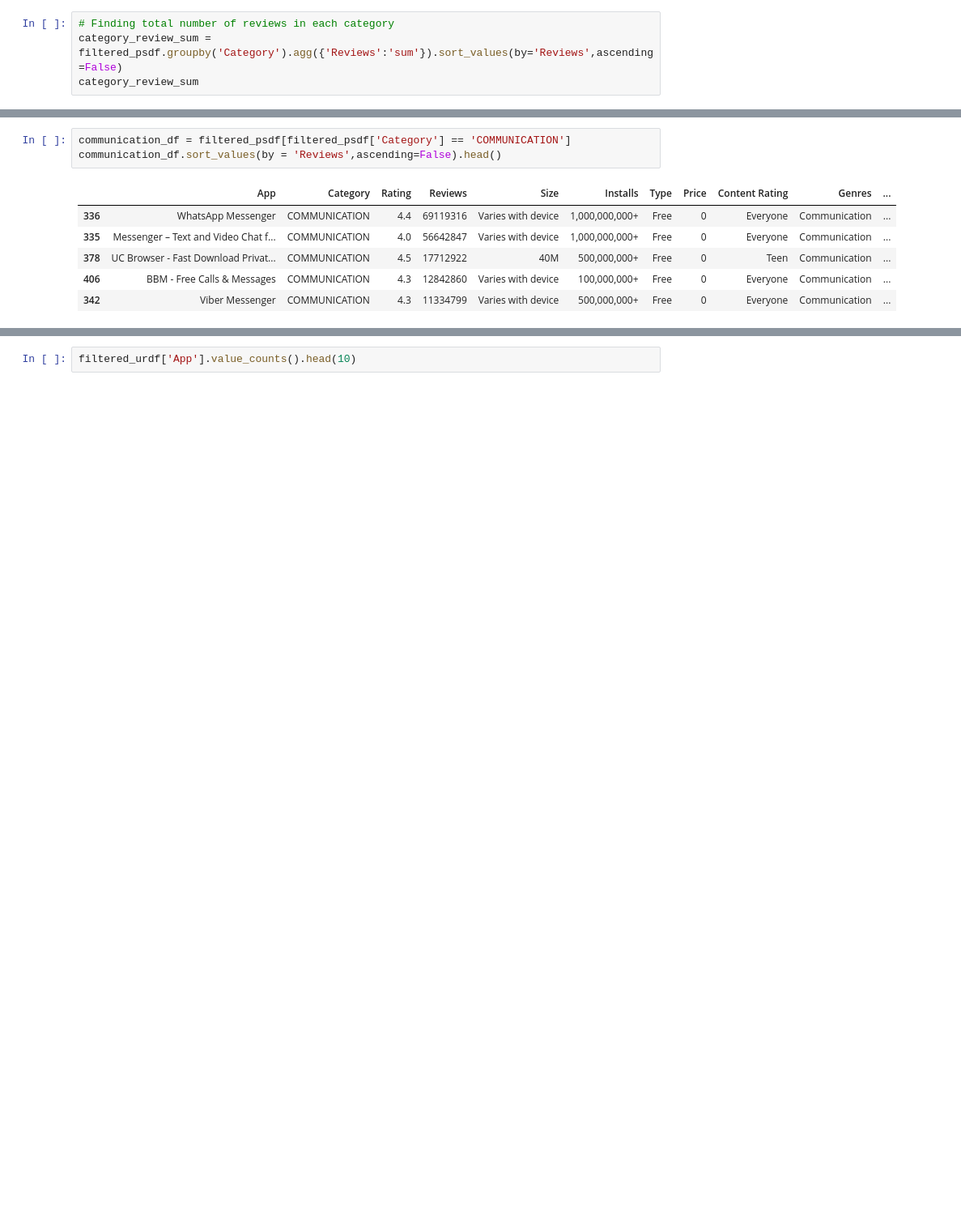
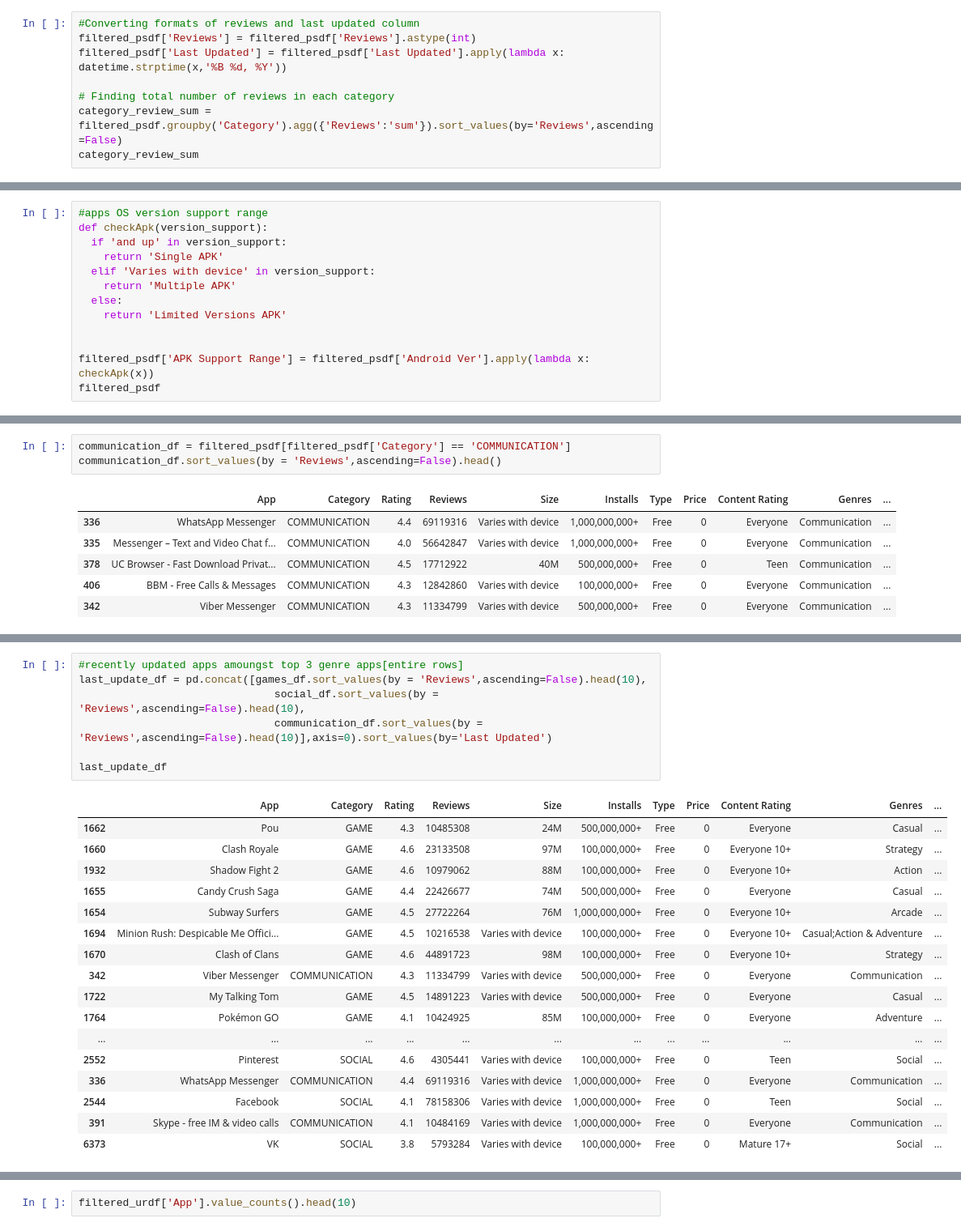
Before and after one commit to RayedShamim/Google-Play-Store-EDA-Rayed, a Jupyter notebook: Google_Play_Store_EDA_Submission.ipynb, the cells around one changed output, grey strips where cells are left out. Shown: that part at 81% size. Drawn from its saved outputs; the diff is of its cells as text; blank space fills up the shorter version.

Commit message:
Deep Diving into reviews

```diff
--- a/Google_Play_Store_EDA_Submission.ipynb
+++ b/Google_Play_Store_EDA_Submission.ipynb
@@ -413,4 +418,8 @@ Name: Category, dtype: int64
 # %%
+#Converting formats of reviews and last updated column
+filtered_psdf['Reviews'] = filtered_psdf['Reviews'].astype(int)
+filtered_psdf['Last Updated'] = filtered_psdf['Last Updated'].apply(lambda x: datetime.strptime(x,'%B %d, %Y'))
+
 # Finding total number of reviews in each category
 category_review_sum = filtered_psdf.groupby('Category').agg({'Reviews':'sum'}).sort_values(by='Reviews',ascending=False)
 category_review_sum
@@ -468,0 +476,13 @@ The top 3 categories with most number of reviews are SOCIAL, COMMUNICATION & GAM
+# %%
+#apps OS version support range
+def checkApk(version_support):
+  if 'and up' in version_support:
+    return 'Single APK'
+  elif 'Varies with device' in version_support:
+    return 'Multiple APK'
+  else:
+    return 'Limited Versions APK'
+
+
+filtered_psdf['APK Support Range'] = filtered_psdf['Android Ver'].apply(lambda x: checkApk(x))
+filtered_psdf
@@ -511 +552,26 @@ filtered_psdf['Minimum Android Ver'] = filtered_psdf['Android Ver'].apply(lambda
+# %%
+#recently updated apps amoungst top 3 genre apps[entire rows]
+last_update_df = pd.concat([games_df.sort_values(by = 'Reviews',ascending=False).head(10),
+                               social_df.sort_values(by = 'Reviews',ascending=False).head(10),
+                               communication_df.sort_values(by = 'Reviews',ascending=False).head(10)],axis=0).sort_values(by='Last Updated')
+
+last_update_df
+# %% [output]
+|  | App | Category | Rating | Reviews | Size | Installs | Type | Price | Content Rating | Genres | ... |
+| 1662 | Pou | GAME | 4.3 | 10485308 | 24M | 500,000,000+ | Free | 0 | Everyone | Casual | ... |
+| 1660 | Clash Royale | GAME | 4.6 | 23133508 | 97M | 100,000,000+ | Free | 0 | Everyone 10+ | Strategy | ... |
+| 1932 | Shadow Fight 2 | GAME | 4.6 | 10979062 | 88M | 100,000,000+ | Free | 0 | Everyone 10+ | Action | ... |
+| 1655 | Candy Crush Saga | GAME | 4.4 | 22426677 | 74M | 500,000,000+ | Free | 0 | Everyone | Casual | ... |
+| 1654 | Subway Surfers | GAME | 4.5 | 27722264 | 76M | 1,000,000,000+ | Free | 0 | Everyone 10+ | Arcade | ... |
+| 1694 | Minion Rush: Despicable Me Offici... | GAME | 4.5 | 10216538 | Varies with device | 100,000,000+ | Free | 0 | Everyone 10+ | Casual;Action & Adventure | ... |
+| 1670 | Clash of Clans | GAME | 4.6 | 44891723 | 98M | 100,000,000+ | Free | 0 | Everyone 10+ | Strategy | ... |
+| 342 | Viber Messenger | COMMUNICATION | 4.3 | 11334799 | Varies with device | 500,000,000+ | Free | 0 | Everyone | Communication | ... |
+| 1722 | My Talking Tom | GAME | 4.5 | 14891223 | Varies with device | 500,000,000+ | Free | 0 | Everyone | Casual | ... |
+| 1764 | Pokémon GO | GAME | 4.1 | 10424925 | 85M | 100,000,000+ | Free | 0 | Everyone | Adventure | ... |
+| ... | ... | ... | ... | ... | ... | ... | ... | ... | ... | ... | ... |
+| 2552 | Pinterest | SOCIAL | 4.6 | 4305441 | Varies with device | 100,000,000+ | Free | 0 | Teen | Social | ... |
+| 336 | WhatsApp Messenger | COMMUNICATION | 4.4 | 69119316 | Varies with device | 1,000,000,000+ | Free | 0 | Everyone | Communication | ... |
+| 2544 | Facebook | SOCIAL | 4.1 | 78158306 | Varies with device | 1,000,000,000+ | Free | 0 | Teen | Social | ... |
+| 391 | Skype - free IM & video calls | COMMUNICATION | 4.1 | 10484169 | Varies with device | 1,000,000,000+ | Free | 0 | Everyone | Communication | ... |
+| 6373 | VK | SOCIAL | 3.8 | 5793284 | Varies with device | 100,000,000+ | Free | 0 | Mature 17+ | Social | ... |
 # %%
```
Also changed, not shown: parts of 28 cells of this notebook.
